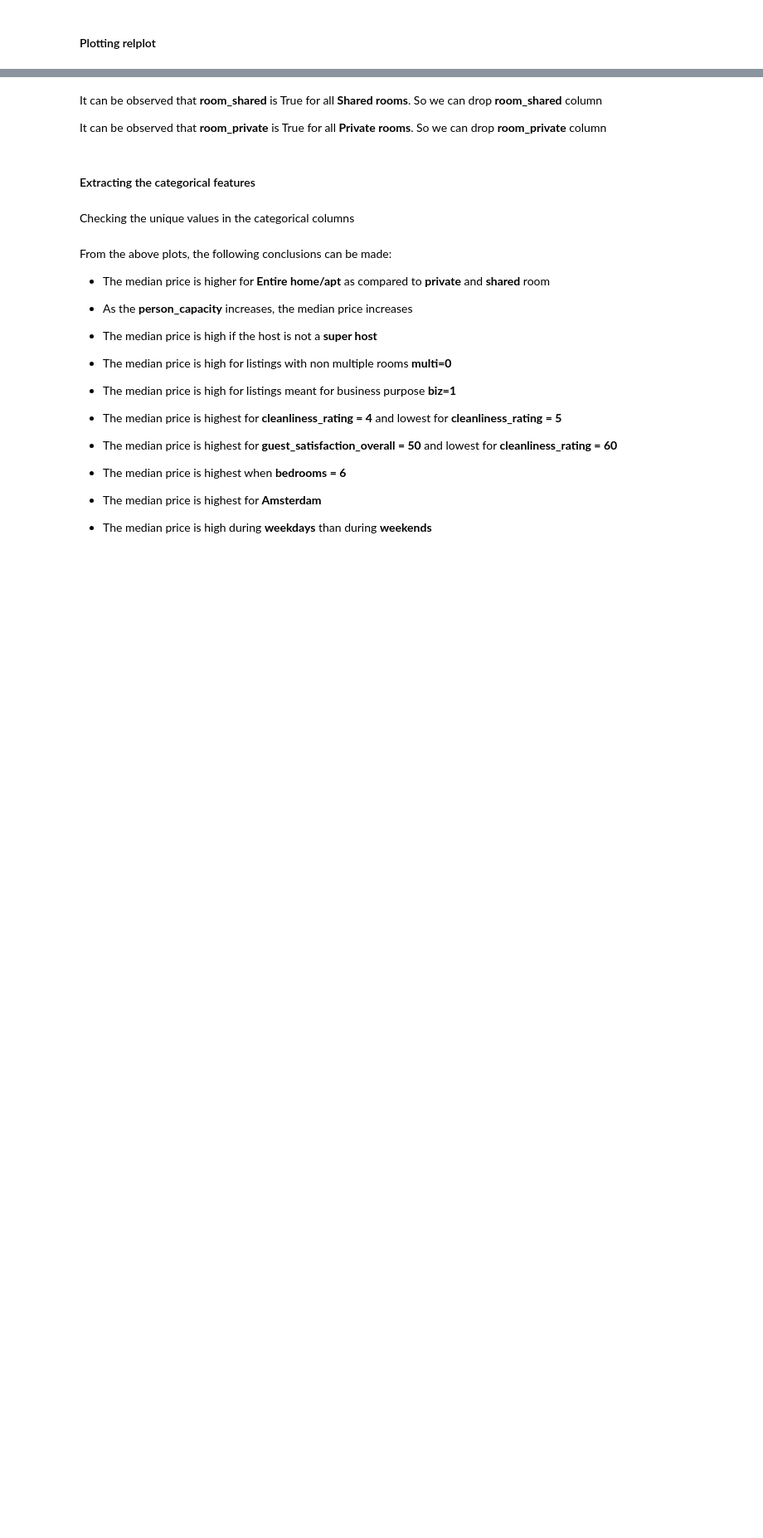
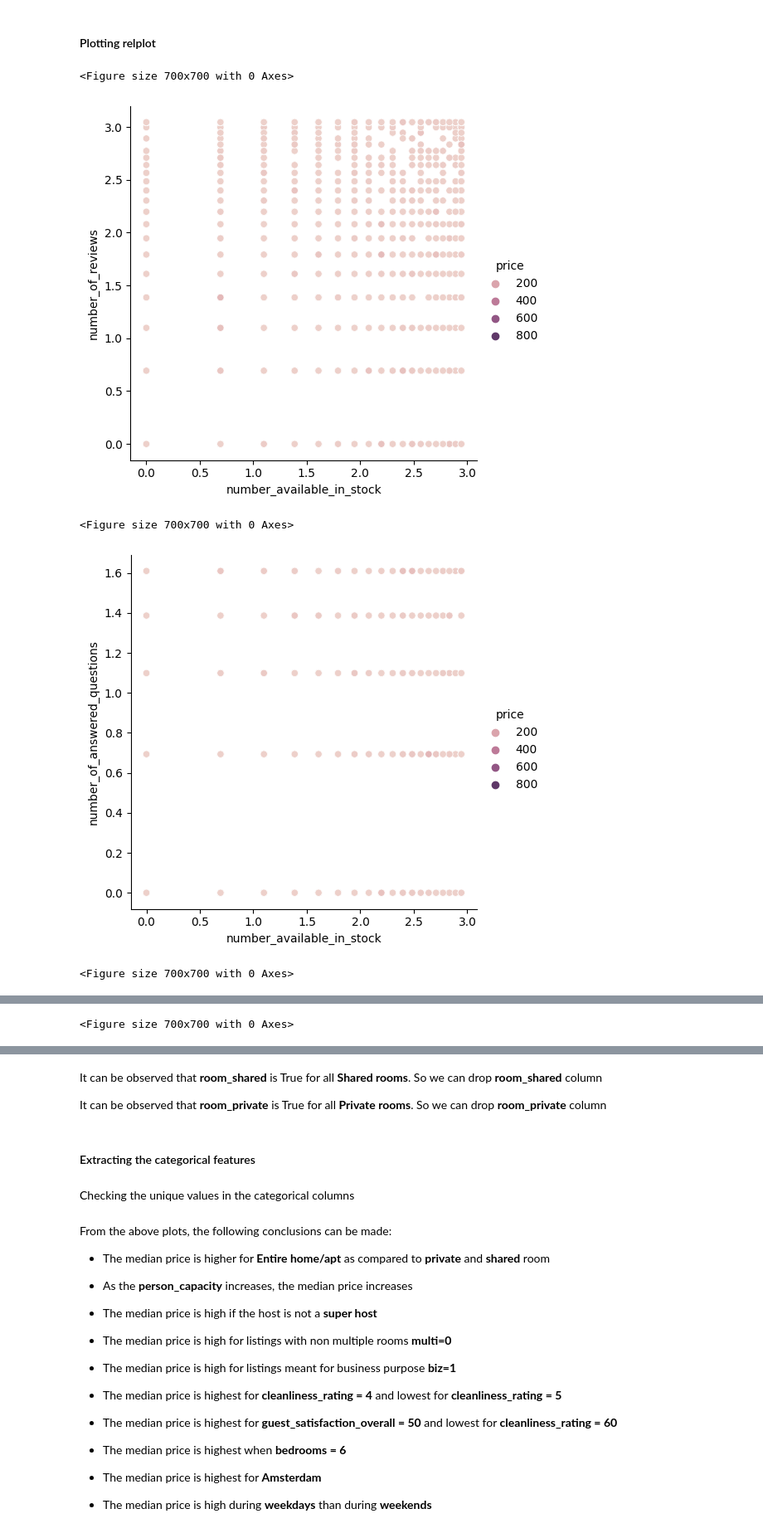
Before and after one commit to nipun1992/Amazon-Fashion-Products, a Jupyter notebook: Fashion_Products_on_Amazon.ipynb, the cells around one changed output, grey strips where cells are left out. Shown at 83% size. Saved outputs shown, nothing was run; the diff lists cells and outputs as text; code cells hidden in the pictures; blank space fills up the shorter version.

```diff
--- a/Fashion_Products_on_Amazon.ipynb
+++ b/Fashion_Products_on_Amazon.ipynb
@@ -360,0 +356,6 @@ for feature in NaN_features:
+# %%
+df_train['number_available_in_stock'] = df_train['number_available_in_stock'].fillna(df_train['number_available_in_stock'].median())
+# %%
+df_train['number_of_answered_questions'] = df_train['number_of_answered_questions'].fillna(df_train['number_of_answered_questions'].median())
+# %%
+df_train['price'] = df_train['price'].fillna(df_train['price'].median())
@@ -361,6 +375,6 @@ for feature in NaN_features:
 # %% [markdown]
 #### Extracting the predictor continuous features from the training data
 # %%
-continuous_features = [feature for feature in df_train.select_dtypes(np.number).columns if feature not in ['realSum', 'person_capacity', 'multi', 'biz', 'cleanliness_rating', 'guest_satisfaction_overall', 'bedrooms']]
+continuous_features = [feature for feature in df_train.select_dtypes(np.number).columns if feature not in ['price']]
 # %%
 continuous_features
@@ -504,4 +550,10 @@ def create_relplot(dataset, list_of_features, target):
                 sns.relplot(x=feature, y=bivariate_feature, data=dataset, hue=target)
                 plt.show()
 # %%
-create_relplot(df_train, continuous_features[:3], 'realSum')
+create_relplot(df_train, continuous_features[:3], 'price')
+# %% [output]
+<Figure size 700x700 with 0 Axes>
+[figure, added]
+<Figure size 700x700 with 0 Axes>
+[figure, added]
+<Figure size 700x700 with 0 Axes>
@@ -507,0 +561 @@ create_relplot(df_train, continuous_features[:3], 'realSum')
+<Figure size 700x700 with 0 Axes>
```
Also changed, not shown: parts of 17 cells of this notebook.
